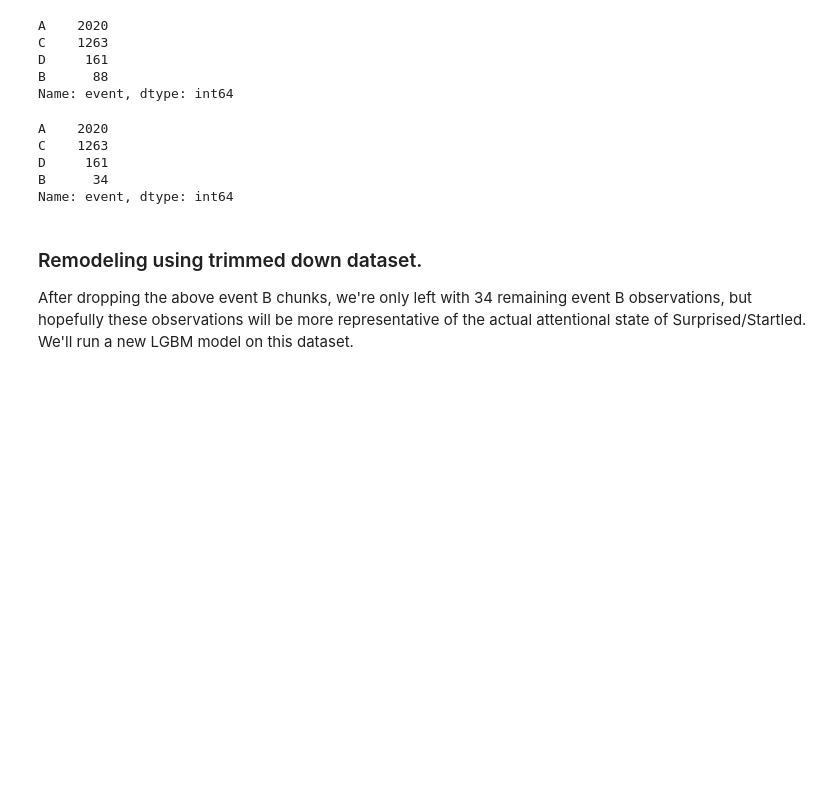
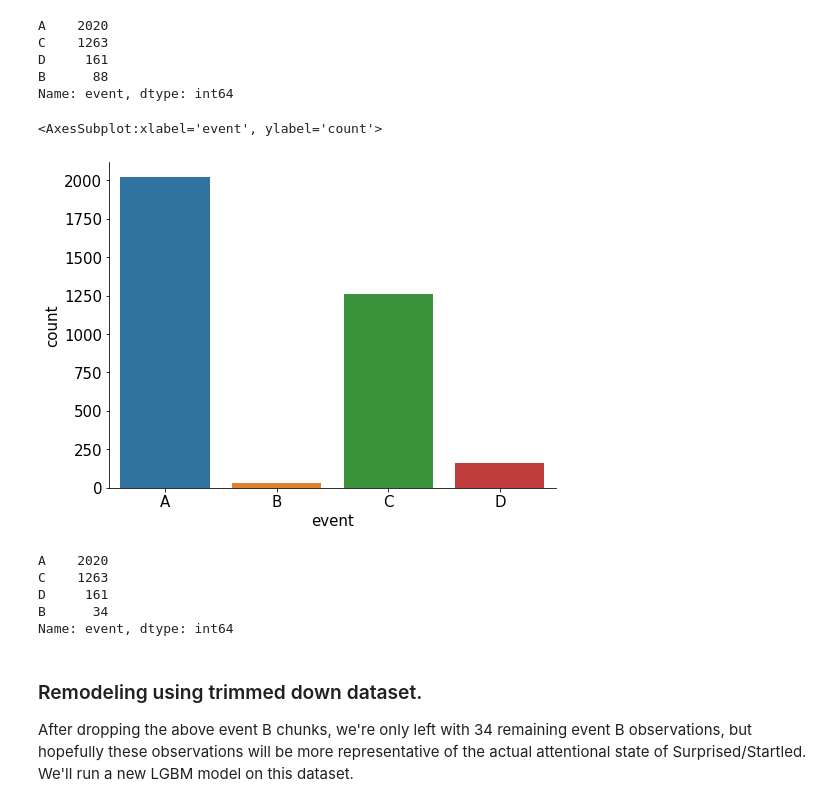
Before and after one commit to krompirov/general-assembly-projects, a Jupyter notebook: Capstone/2. Combined modelling output.ipynb, the cells around one changed output. Cells and saved outputs as stored; diff of their text form; code cells hidden in the pictures; blank space fills up the shorter version.

```diff
--- a/Capstone/Combined modelling output.ipynb
+++ b/Capstone/2. Combined modelling output.ipynb
@@ -550,6 +553,11 @@ C    1263
 D     161
 B      88
 Name: event, dtype: int64
+# %%
+sns.countplot(x=agg_table2['event'], order=['A','B','C','D'])
+# %% [output]
+<AxesSubplot:xlabel='event', ylabel='count'>
+[figure, added]
 # %%
 # check new distribution of classes after dropping
 agg_table2['event'].value_counts()
```
Also changed, not shown: parts of 51 cells of this notebook, 1 other file.
